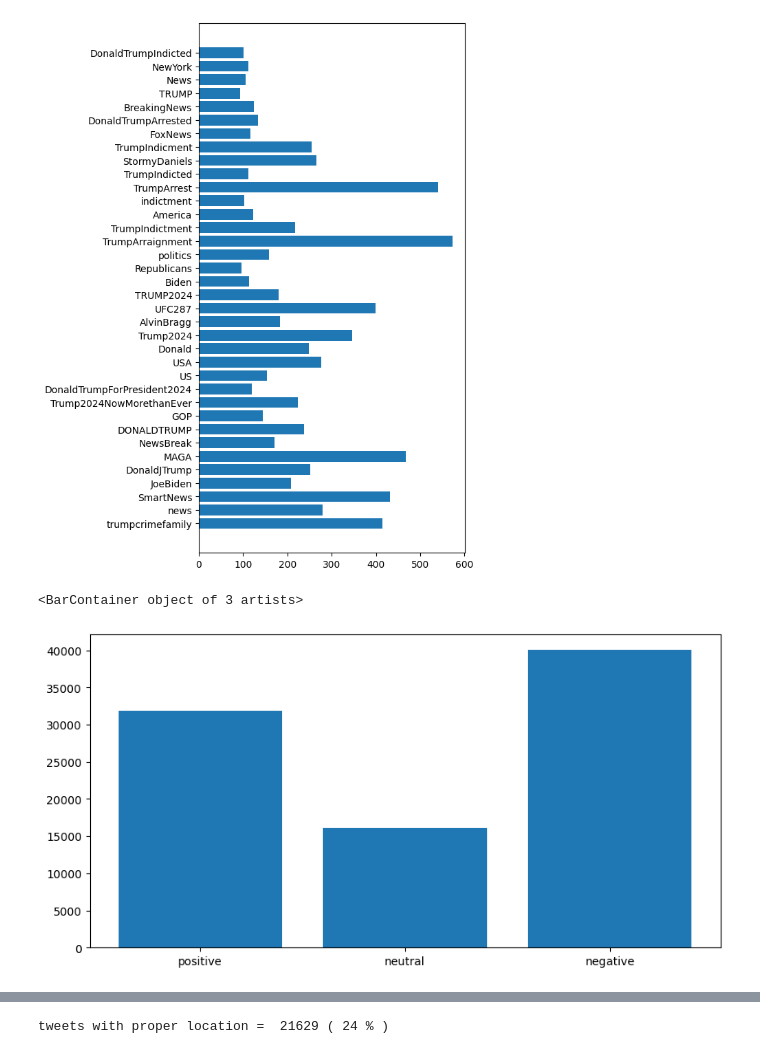
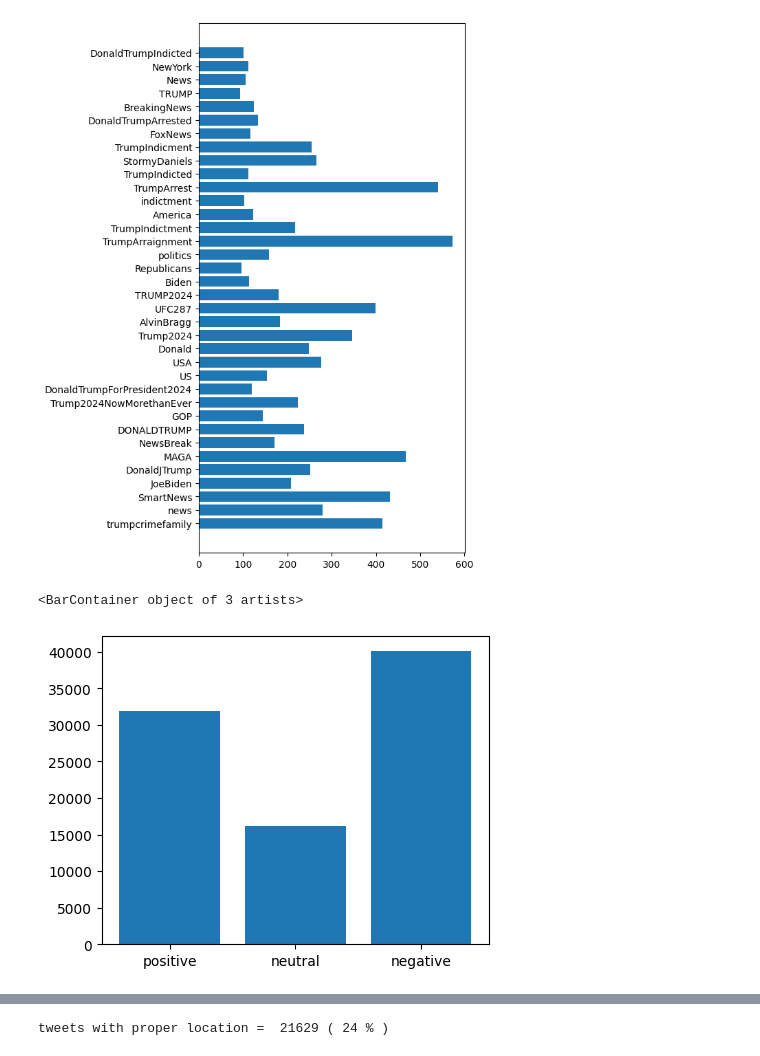
Before and after one commit to yashuchandak/Sentiment-Analysis, a Jupyter notebook: sentiment_analysis_f1.ipynb, the cells around one changed output, grey strips where cells are left out. Saved outputs shown, nothing was run; the diff lists cells and outputs as text; code cells hidden in the pictures.

```diff
--- a/sentiment_analysis_f1.ipynb
+++ b/sentiment_analysis_f1.ipynb
@@ -207,12 +182,12 @@ number_of_tweets = len(df)
 # %%
 #graph2
 x_axis = ["positive", "neutral", "negative"]
 
-plt.rcParams['figure.figsize'] = [10, 5]
+plt.figure(figsize=(5, 4))
 plt.bar(x_axis, pnn)
 # %% [output]
 <BarContainer object of 3 artists>
-[figure, old version]
+[figure, new version]
 # %%
 #graph3
 
```
Also changed, not shown: parts of 14 cells of this notebook, 19 other files.
